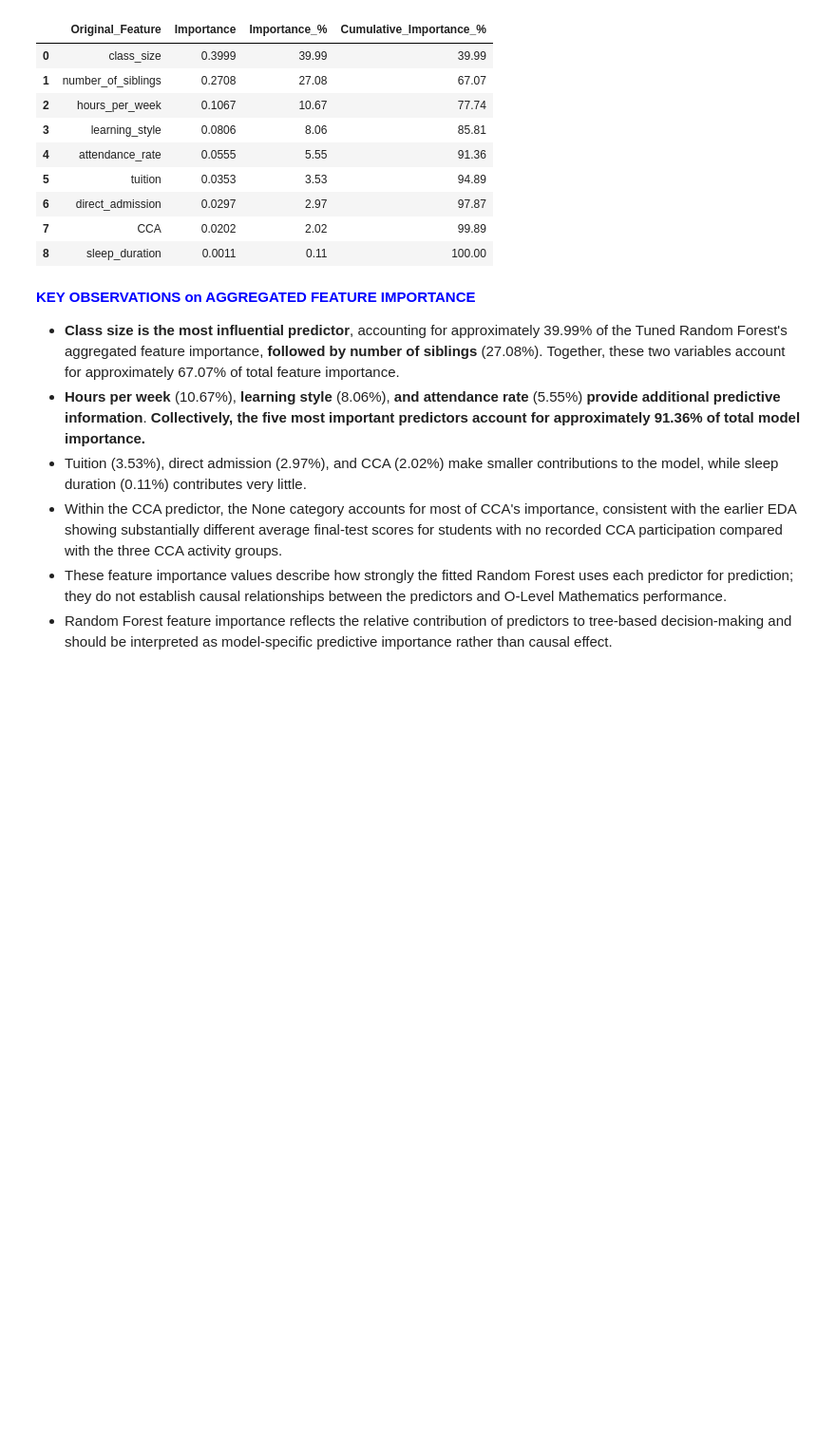
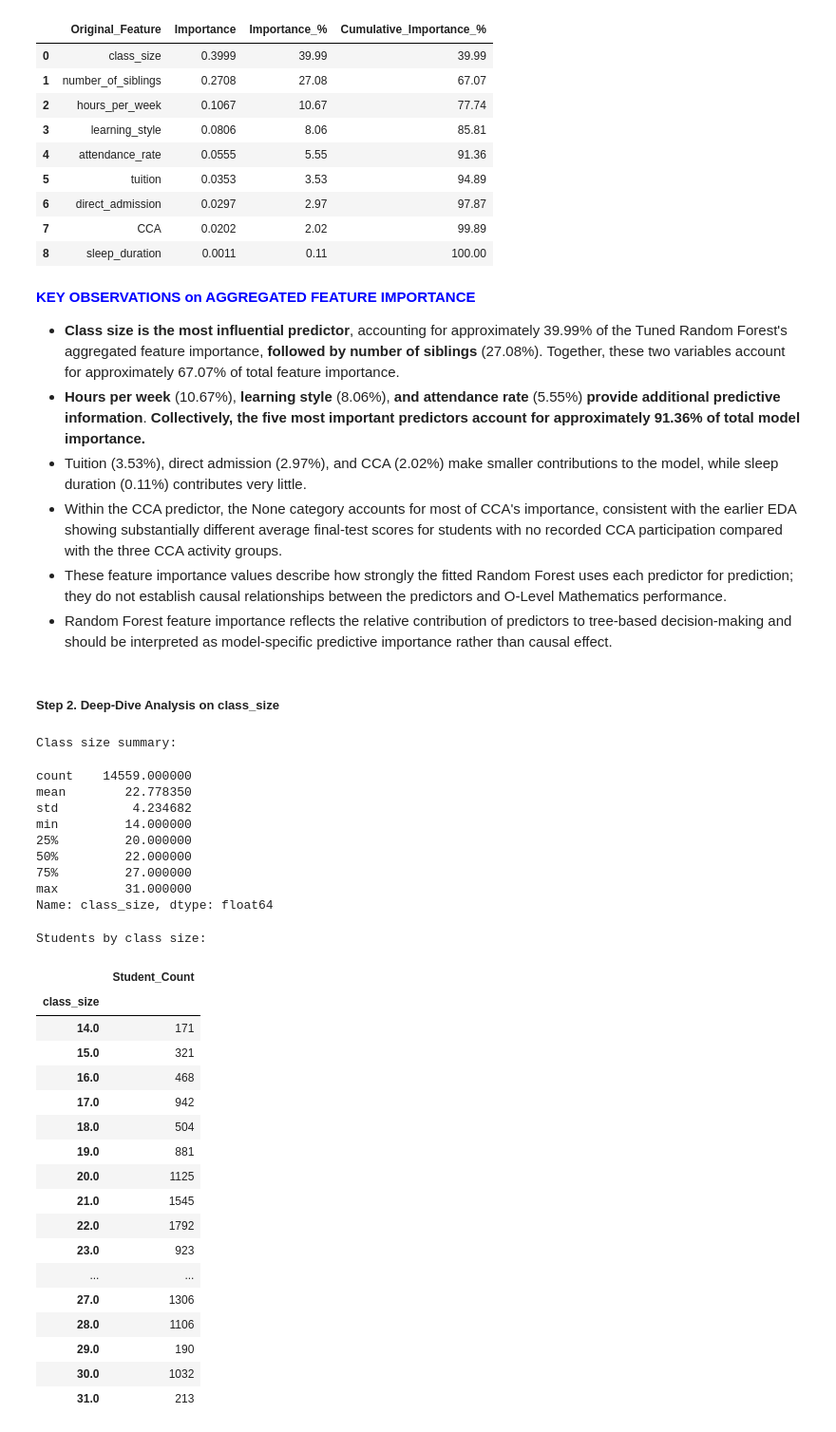
Before and after one commit to thedataanalyst-ylime/o-level-mathematics-performance-analysis, a Jupyter notebook: eda.ipynb, the cells around one changed output. Shown at 95% size. Saved outputs shown, nothing was run; the diff lists cells and outputs as text; code cells hidden in the pictures; blank space fills up the shorter version.

```diff
--- a/eda.ipynb
+++ b/eda.ipynb
@@ -3921,3 +3921,48 @@ aggregated_importance.round({
 - Within the CCA predictor, the None category accounts for most of CCA's importance, consistent with the earlier EDA showing substantially different average final-test scores for students with no recorded CCA participation compared with the three CCA activity groups.
 - These feature importance values describe how strongly the fitted Random Forest uses each predictor for prediction; they do not establish causal relationships between the predictors and O-Level Mathematics performance.
 - Random Forest feature importance reflects the relative contribution of predictors to tree-based decision-making and should be interpreted as model-specific predictive importance rather than causal effect.
+# %% [markdown]
+##### **Step 2. Deep-Dive Analysis on class_size**
+# %%
+# Examine distribution of class sizes
+print("Class size summary:")
+display(df_model["class_size"].describe())
+
+print("\nStudents by class size:")
+display(
+    df_model["class_size"]
+    .value_counts()
+    .sort_index()
+    .rename("Student_Count")
+    .to_frame()
+)
+# %% [output]
+Class size summary:
+count    14559.000000
+mean        22.778350
+std          4.234682
+min         14.000000
+25%         20.000000
+50%         22.000000
+75%         27.000000
+max         31.000000
+Name: class_size, dtype: float64
+Students by class size:
+|  | Student_Count |
+| class_size |  |
+| 14.0 | 171 |
+| 15.0 | 321 |
+| 16.0 | 468 |
+| 17.0 | 942 |
+| 18.0 | 504 |
+| 19.0 | 881 |
+| 20.0 | 1125 |
+| 21.0 | 1545 |
+| 22.0 | 1792 |
+| 23.0 | 923 |
+| ... | ... |
+| 27.0 | 1306 |
+| 28.0 | 1106 |
+| 29.0 | 190 |
+| 30.0 | 1032 |
+| 31.0 | 213 |
```
Also changed, not shown: parts of 28 cells of this notebook.
